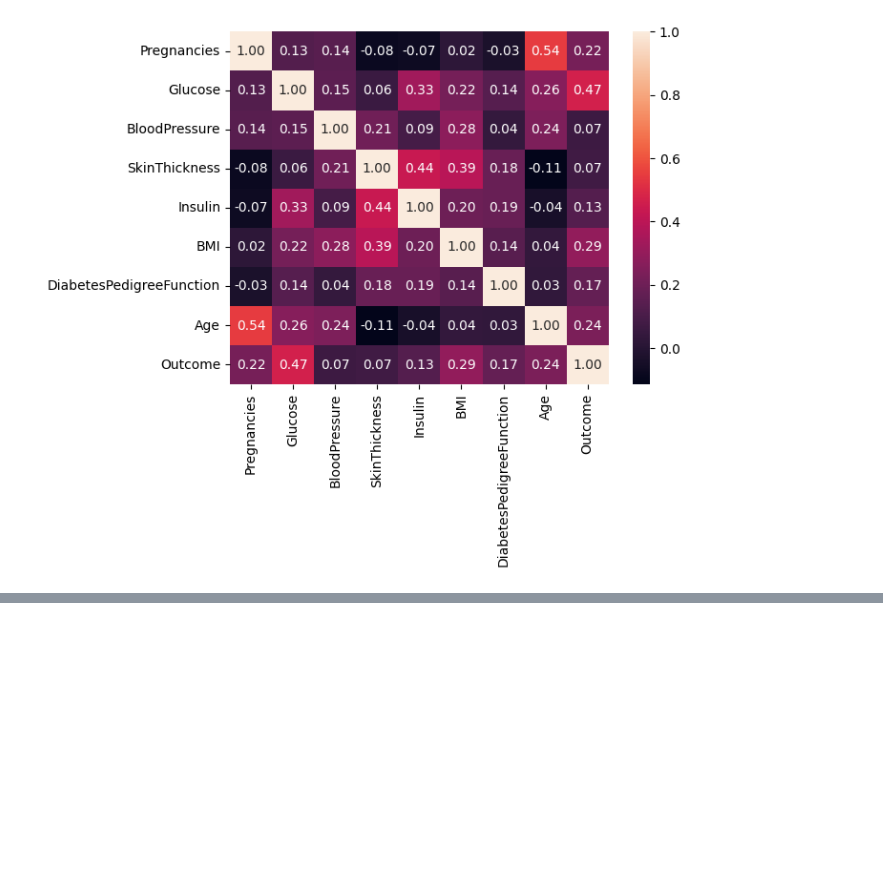
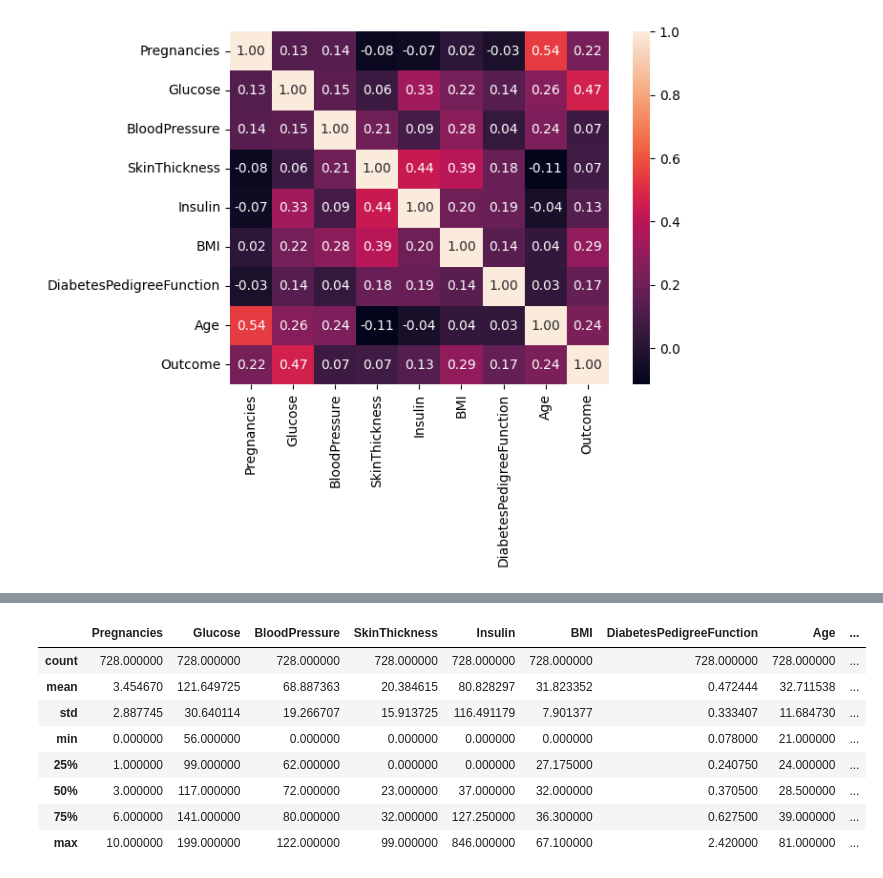
Before and after one commit to Estefaniagz/arbol_decision, a Jupyter notebook: src/explore.ipynb, the cells around one changed output, grey strips where cells are left out. Drawn from its saved outputs; the diff is of its cells as text; code cells hidden in the pictures; blank space fills up the shorter version.

```diff
--- a/src/explore.ipynb
+++ b/src/explore.ipynb
@@ -132,0 +146,12 @@ plt.show()
+# %%
+df.describe()
+# %% [output]
+|  | Pregnancies | Glucose | BloodPressure | SkinThickness | Insulin | BMI | DiabetesPedigreeFunction | Age | ... |
+| count | 728.000000 | 728.000000 | 728.000000 | 728.000000 | 728.000000 | 728.000000 | 728.000000 | 728.000000 | ... |
+| mean | 3.454670 | 121.649725 | 68.887363 | 20.384615 | 80.828297 | 31.823352 | 0.472444 | 32.711538 | ... |
+| std | 2.887745 | 30.640114 | 19.266707 | 15.913725 | 116.491179 | 7.901377 | 0.333407 | 11.684730 | ... |
+| min | 0.000000 | 56.000000 | 0.000000 | 0.000000 | 0.000000 | 0.000000 | 0.078000 | 21.000000 | ... |
+| 25% | 1.000000 | 99.000000 | 62.000000 | 0.000000 | 0.000000 | 27.175000 | 0.240750 | 24.000000 | ... |
+| 50% | 3.000000 | 117.000000 | 72.000000 | 23.000000 | 37.000000 | 32.000000 | 0.370500 | 28.500000 | ... |
+| 75% | 6.000000 | 141.000000 | 80.000000 | 32.000000 | 127.250000 | 36.300000 | 0.627500 | 39.000000 | ... |
+| max | 10.000000 | 199.000000 | 122.000000 | 99.000000 | 846.000000 | 67.100000 | 2.420000 | 81.000000 | ... |
```
Also changed, not shown: parts of 23 cells of this notebook.
